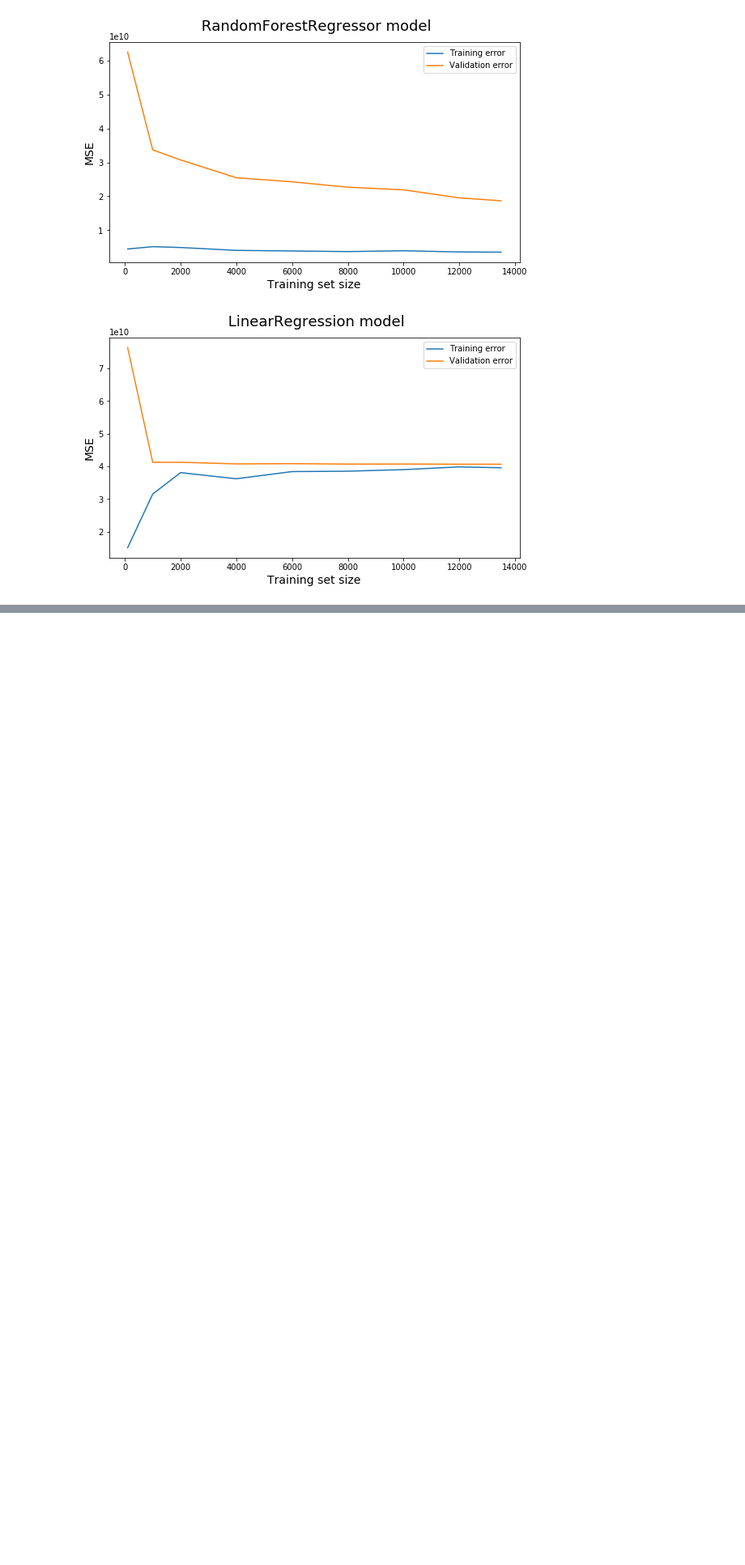
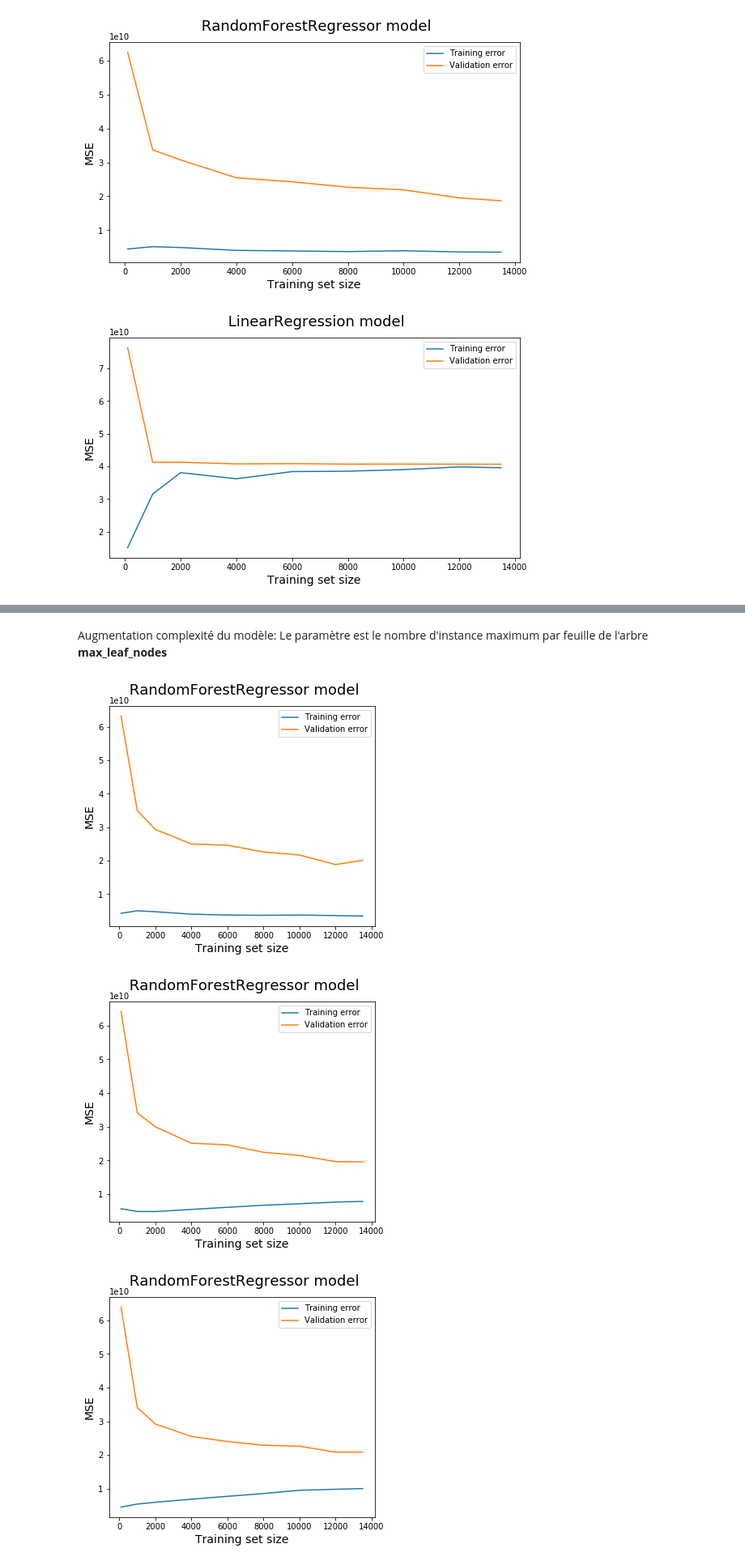
Before and after one commit to MAALIA-ML/case1_linear_model, a Jupyter notebook: notebooks/maalia-day1-houseprediction.ipynb, the cells around one changed output, grey strips where cells are left out. Shown at 81% size. Drawn from its saved outputs; the diff is of its cells as text; code cells hidden in the pictures; blank space fills up the shorter version.

Commit message:
House prediction model complexity optimisation

```diff
--- a/notebooks/maalia-day1-houseprediction.ipynb
+++ b/notebooks/maalia-day1-houseprediction.ipynb
@@ -400,0 +415,11 @@ for model, i in [(RandomForestRegressor(), 1),(LinearRegression(),2)]:
+# %% [markdown]
+Augmentation complexité du modèle: Le paramètre est le nombre d'instance maximum par feuille de l'arbre **max_leaf_nodes**
+# %%
+for model, i in [(RandomForestRegressor(), 1),(RandomForestRegressor(max_leaf_nodes = 350), 2),(RandomForestRegressor(max_leaf_nodes = 200), 3)]:
+    plt.figure(figsize=(20, 5))
+    plt.subplot(1,3,i)
+    learning_curves(model, df, advanced_features, target, train_sizes, 10,False)
+# %% [output]
+[figure, added]
+[figure, added]
+[figure, added]
```
Also changed, not shown: parts of 4 cells of this notebook.
